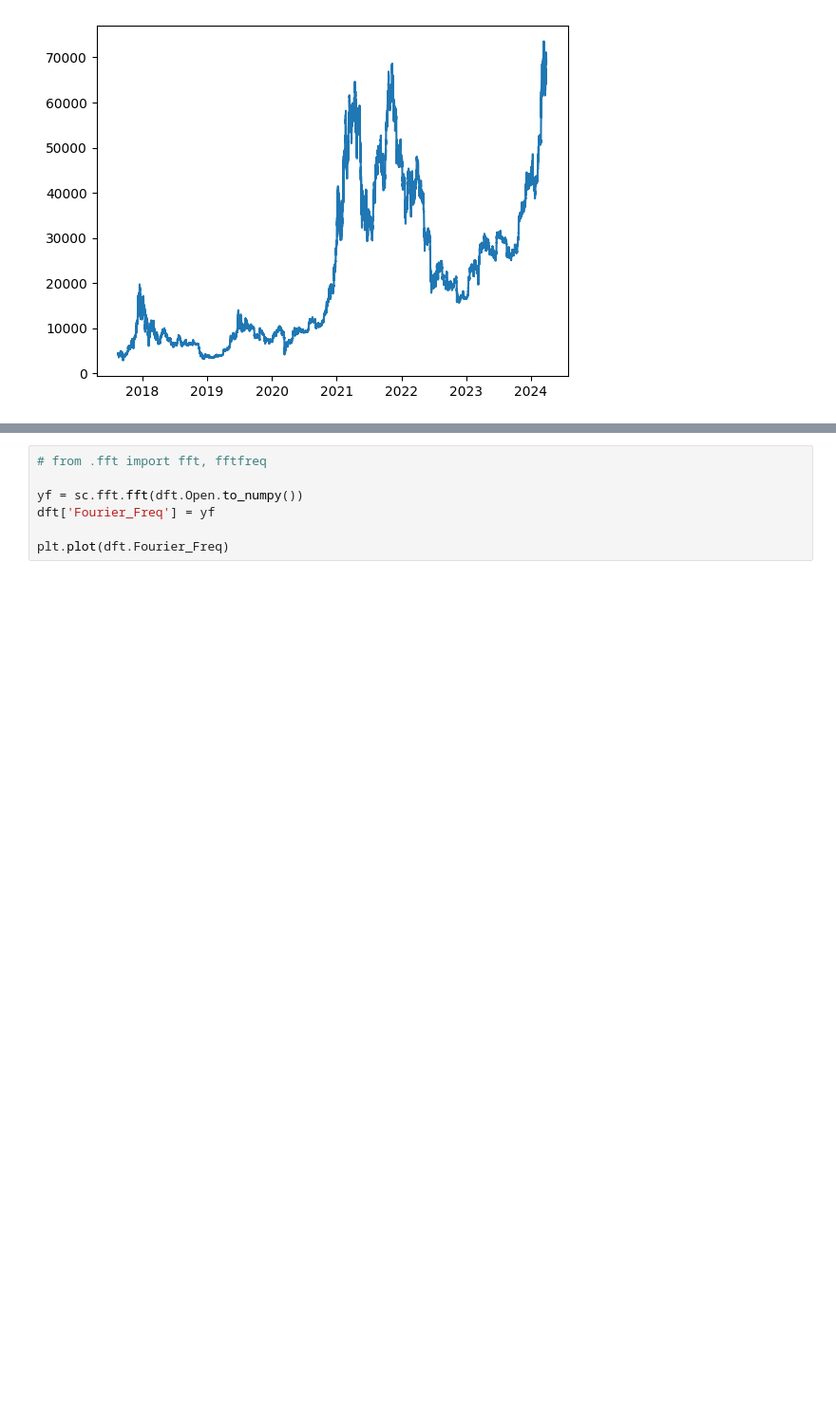
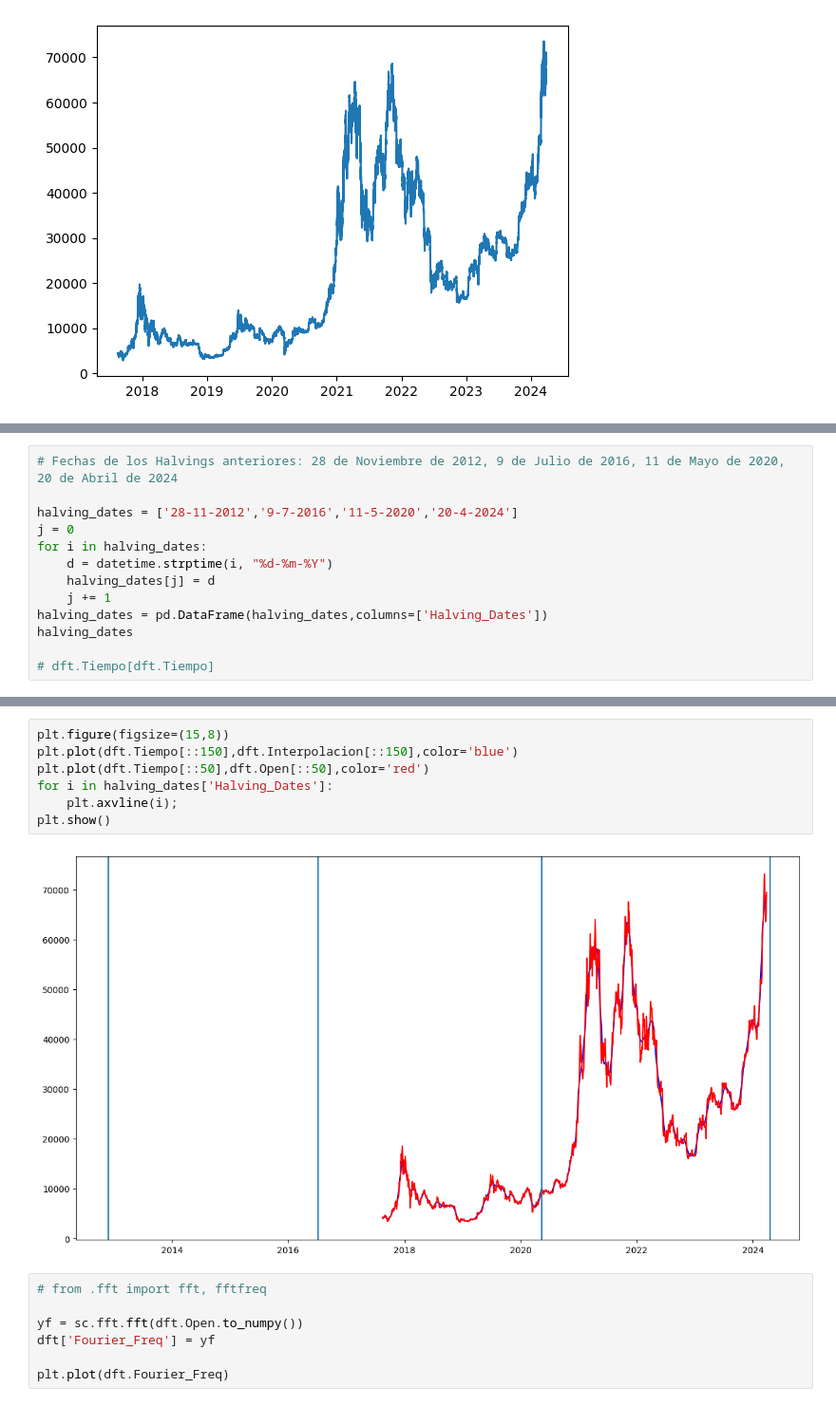
Before and after one commit to Tinmarian/tradingbot, a Jupyter notebook: cristian/scrips/analisis_graficas_derivadas.ipynb, the cells around one changed output, grey strips where cells are left out. Shown at 95% size. Drawn from its saved outputs; the diff is of its cells as text; blank space fills up the shorter version.

```diff
--- a/cristian/scrips/analisis_graficas_derivadas.ipynb
+++ b/cristian/scrips/analisis_graficas_derivadas.ipynb
@@ -96,0 +92,13 @@ plt.plot(dft.Tiempo[:10000],dft.Interpolacion[:10000])
+# %%
+# Fechas de los Halvings anteriores: 28 de Noviembre de 2012, 9 de Julio de 2016, 11 de Mayo de 2020, 20 de Abril de 2024
+
+halving_dates = ['28-11-2012','9-7-2016','11-5-2020','20-4-2024']
+j = 0
+for i in halving_dates:
+    d = datetime.strptime(i, "%d-%m-%Y")
+    halving_dates[j] = d
+    j += 1
+halving_dates = pd.DataFrame(halving_dates,columns=['Halving_Dates'])
+halving_dates
+
+# dft.Tiempo[dft.Tiempo]
@@ -97,3 +111,12 @@ plt.plot(dft.Tiempo[:10000],dft.Interpolacion[:10000])
+# %%
+plt.figure(figsize=(15,8))
+plt.plot(dft.Tiempo[::150],dft.Interpolacion[::150],color='blue')
+plt.plot(dft.Tiempo[::50],dft.Open[::50],color='red')
+for i in halving_dates['Halving_Dates']:
+    plt.axvline(i);
+plt.show()
+# %% [output]
+[figure, added]
 # %%
 # from .fft import fft, fftfreq
 
```
Also changed, not shown: parts of 5 cells of this notebook.
